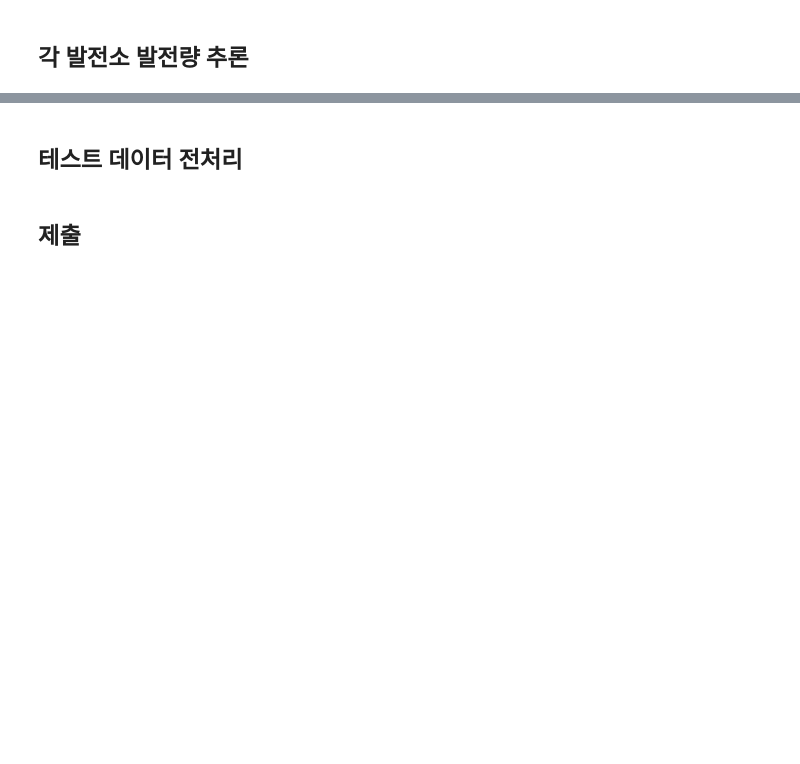
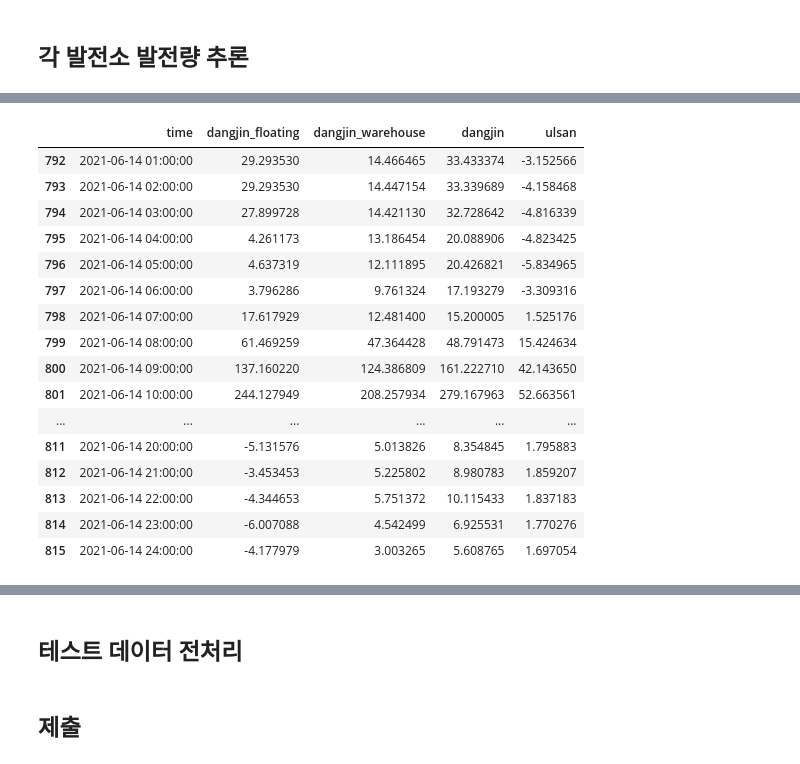
Before and after one commit to parkchanghyup/Dacon, a Jupyter notebook: 동서발전/동서발전_private.ipynb, the cells around one changed output, grey strips where cells are left out. Drawn from its saved outputs; the diff is of its cells as text; code cells hidden in the pictures; blank space fills up the shorter version.

```diff
--- a/동서발전/동서발전_private 제출용.ipynb
+++ b/동서발전/동서발전_private.ipynb
@@ -817,9 +905,15 @@ submission.iloc[24*28+24*(day-1):24*28+24*day, 1] = dangjin_floating_pred.to_lis
 # %%
 dangjin_warehouse_pred = submission.iloc[:24, 2]
-'''
+
 for fold in range(10):
-    #dangjin_warehouse_pred += lgb2_models[fold].predict(dangjin_test)/20
+
     dangjin_warehouse_pred += cat2_models[fold].predict(dangjin_test)/10
-    '''
-dangjin_warehouse_pred = cat2.predict(dangjin_test)
+
+#dangjin_warehouse_pred += cat2.predict(dangjin_test)
 submission.iloc[24*28+24*(day-1):24*28+24*day, 2] = dangjin_warehouse_pred.to_list()
+# %%
+cat3_models = {}
+for i in range(10):
+    model =  joblib.load('./dangjin/dangjin{0}.pkl'.format(i+1))
+    cat3_models[i] = model
+cat3_models
@@ -845,3 +967,23 @@ ulsan_pred += cat4.predict(ulsan_test)
 submission.iloc[24*28+24*(day-1):24*28+24*day, 4] = ulsan_pred.to_list()
+# %%
+submission.iloc[24*28+24*(day-1):24*28+24*day,:]
+# %% [output]
+|  | time | dangjin_floating | dangjin_warehouse | dangjin | ulsan |
+| 792 | 2021-06-14 01:00:00 | 29.293530 | 14.466465 | 33.433374 | -3.152566 |
+| 793 | 2021-06-14 02:00:00 | 29.293530 | 14.447154 | 33.339689 | -4.158468 |
+| 794 | 2021-06-14 03:00:00 | 27.899728 | 14.421130 | 32.728642 | -4.816339 |
+| 795 | 2021-06-14 04:00:00 | 4.261173 | 13.186454 | 20.088906 | -4.823425 |
+| 796 | 2021-06-14 05:00:00 | 4.637319 | 12.111895 | 20.426821 | -5.834965 |
+| 797 | 2021-06-14 06:00:00 | 3.796286 | 9.761324 | 17.193279 | -3.309316 |
+| 798 | 2021-06-14 07:00:00 | 17.617929 | 12.481400 | 15.200005 | 1.525176 |
+| 799 | 2021-06-14 08:00:00 | 61.469259 | 47.364428 | 48.791473 | 15.424634 |
+| 800 | 2021-06-14 09:00:00 | 137.160220 | 124.386809 | 161.222710 | 42.143650 |
+| 801 | 2021-06-14 10:00:00 | 244.127949 | 208.257934 | 279.167963 | 52.663561 |
+| ... | ... | ... | ... | ... | ... |
+| 811 | 2021-06-14 20:00:00 | -5.131576 | 5.013826 | 8.354845 | 1.795883 |
+| 812 | 2021-06-14 21:00:00 | -3.453453 | 5.225802 | 8.980783 | 1.859207 |
+| 813 | 2021-06-14 22:00:00 | -4.344653 | 5.751372 | 10.115433 | 1.837183 |
+| 814 | 2021-06-14 23:00:00 | -6.007088 | 4.542499 | 6.925531 | 1.770276 |
+| 815 | 2021-06-14 24:00:00 | -4.177979 | 3.003265 | 5.608765 | 1.697054 |
 # %%
 submission.iloc[24*28+24*(day-1):24*28+24*day,:]
```
Also changed, not shown: parts of 31 cells of this notebook.
